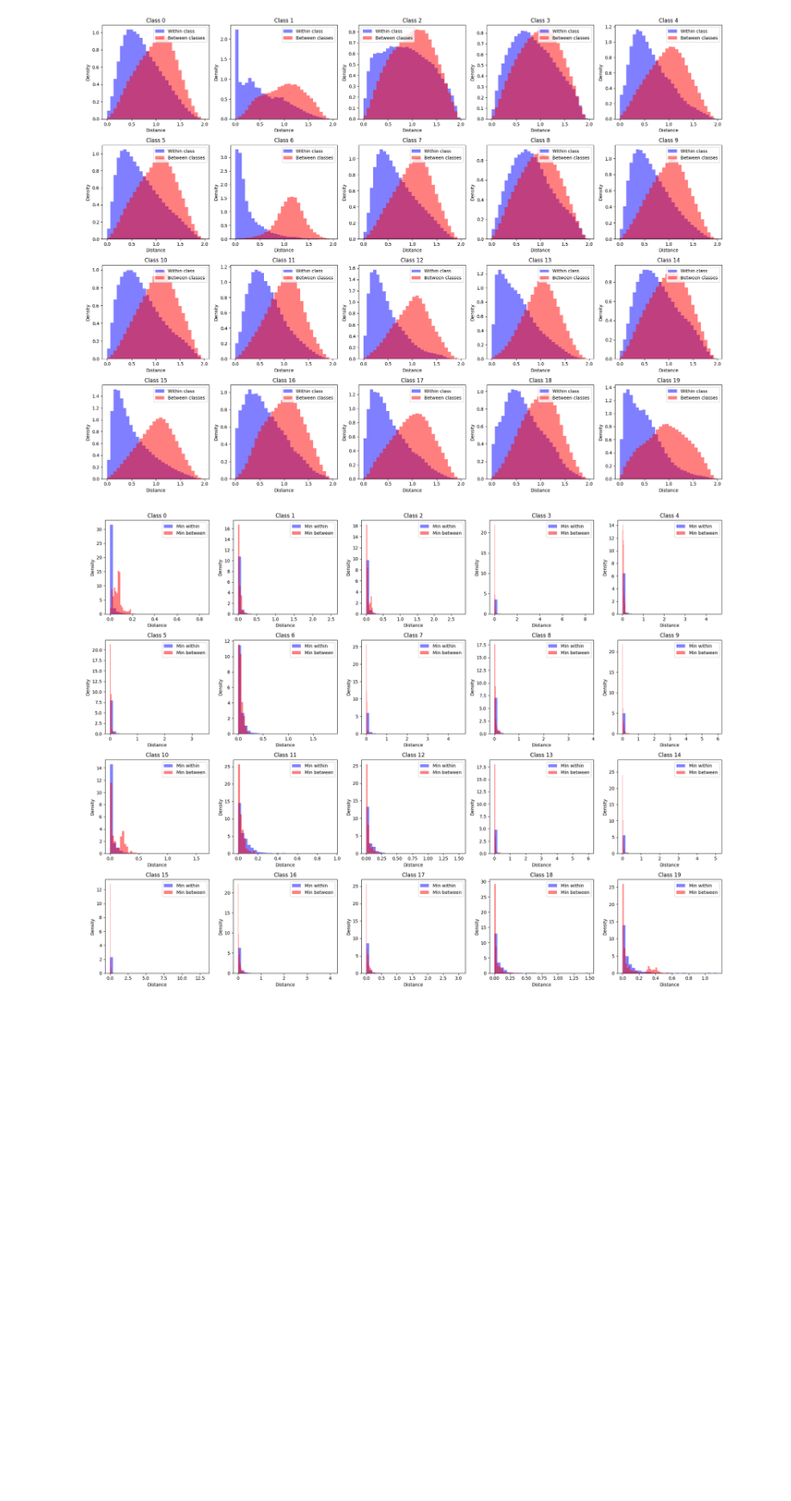
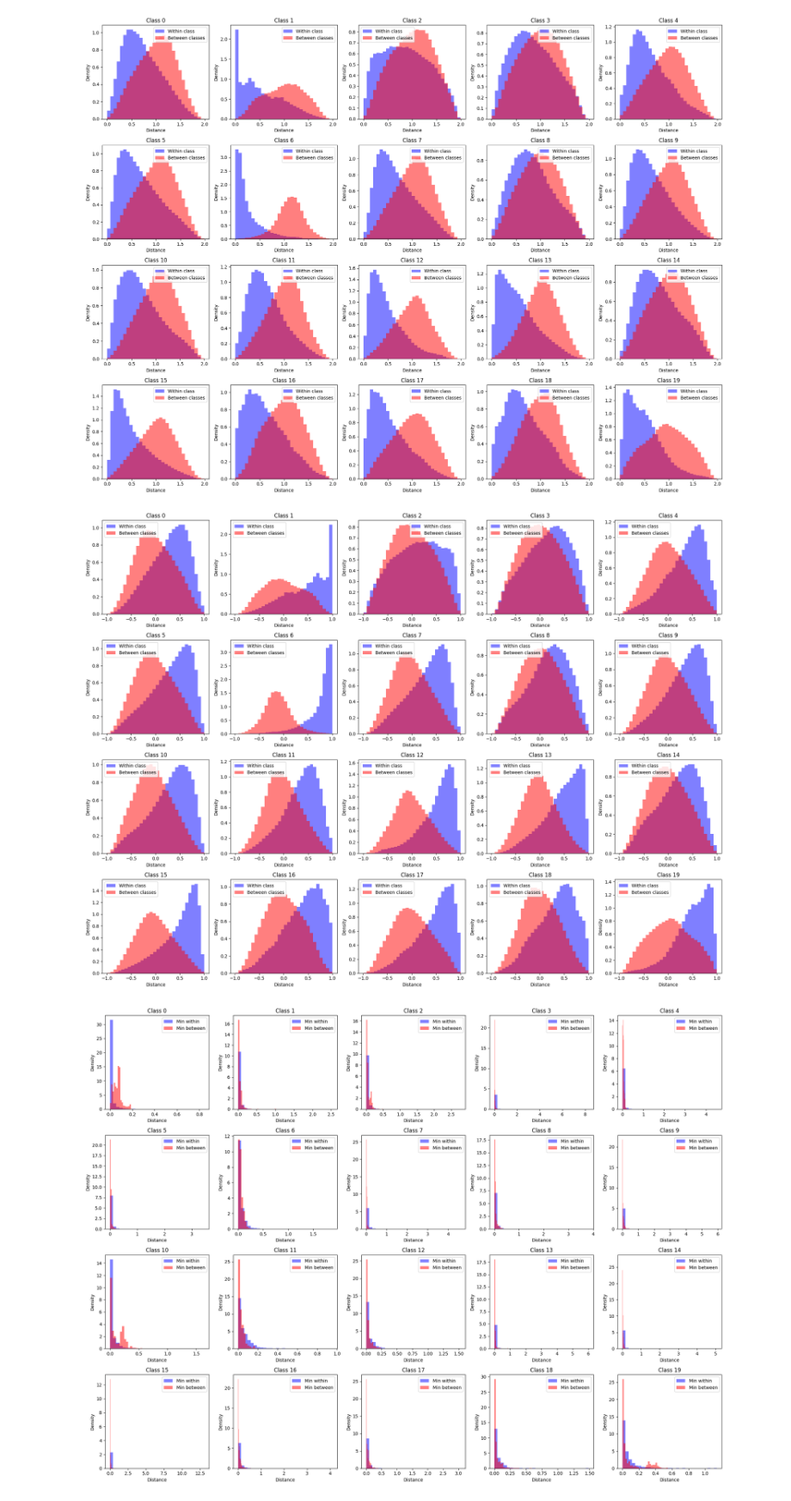
Before and after one commit to elliev7/partiii_research_project, a Jupyter notebook: fingerprinting/histograms.ipynb, the cells around one changed output. Shown at 86% size. Saved outputs shown, nothing was run; the diff lists cells and outputs as text; code cells hidden in the pictures; blank space fills up the shorter version.

Commit message:
added cosine similarity graphs

```diff
--- a/fingerprinting/histograms.ipynb
+++ b/fingerprinting/histograms.ipynb
@@ -227,6 +218,31 @@ plot_distance_histograms(distances_within_embeddings, distances_between_embeddin
 plot_distance_histograms(distances_within_embeddings_cosine, distances_between_embeddings_cosine)
 # %% [output]
 [figure]
+# %%
+within_class_file = "/home/ev357/rds/hpc-work/embeddings_cosine_similarity_within.npy"
+between_class_file = "/home/ev357/rds/hpc-work/embeddings_cosine_similarity_between.npy"
+
+if os.path.exists(within_class_file) and os.path.exists(between_class_file):
+    with open(within_class_file, 'rb') as f:
+        similarity_within_embeddings_cosine = pickle.load(f)
+    with open(between_class_file, 'rb') as f:
+        similarity_between_embeddings_cosine = pickle.load(f)
+else:
+    similarity_within_embeddings_cosine = {
+        label: 1 - distances for label, distances in distances_within_embeddings_cosine.items()
+    }
+    similarity_between_embeddings_cosine = {
+        label: 1 - distances for label, distances in distances_between_embeddings_cosine.items()
+    }
+
+    with open(within_class_file, 'wb') as f:
+        pickle.dump(similarity_within_embeddings_cosine, f)
+    with open(between_class_file, 'wb') as f:
+        pickle.dump(similarity_between_embeddings_cosine, f)
+# %%
+plot_distance_histograms(similarity_within_embeddings_cosine, similarity_between_embeddings_cosine)
+# %% [output]
+[figure, added]
 # %%
 def find_min_within(within_class_distances):
     min_distances = {}
```
Also changed, not shown: parts of 7 cells of this notebook.
